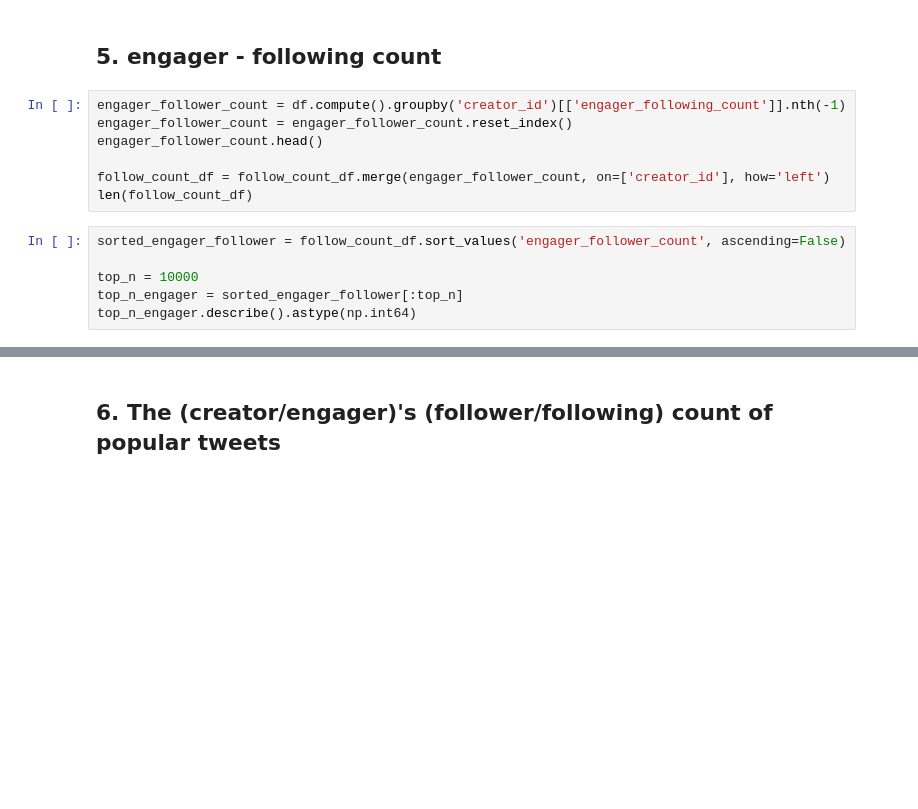
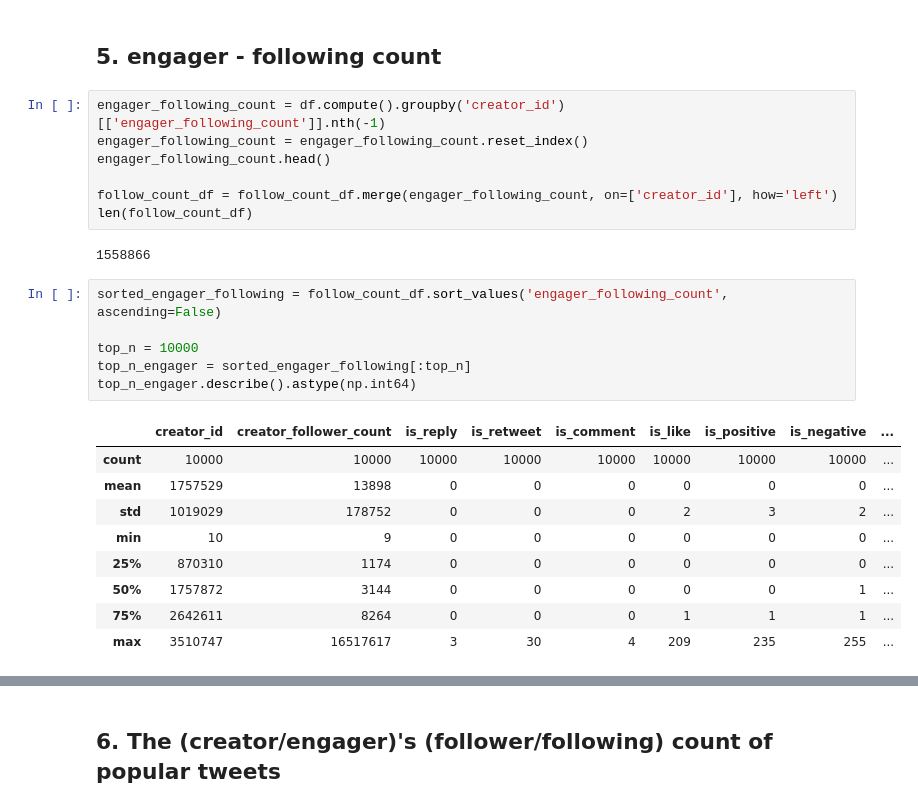
Before and after one commit to RecKIE7/recsys2021-twitter, a Jupyter notebook: analysis/follow_count.ipynb, the cells around one changed output, grey strips where cells are left out. Cells and saved outputs as stored; diff of their text form; blank space fills up the shorter version.

```diff
--- a/analysis/follow_count.ipynb
+++ b/analysis/follow_count.ipynb
@@ -299,17 +299,29 @@ plt.show()
 # %% [markdown]
 ## 5. engager - following count
 # %%
-engager_follower_count = df.compute().groupby('creator_id')[['engager_following_count']].nth(-1)
-engager_follower_count = engager_follower_count.reset_index()
-engager_follower_count.head()
+engager_following_count = df.compute().groupby('creator_id')[['engager_following_count']].nth(-1)
+engager_following_count = engager_following_count.reset_index()
+engager_following_count.head()
 
-follow_count_df = follow_count_df.merge(engager_follower_count, on=['creator_id'], how='left')
+follow_count_df = follow_count_df.merge(engager_following_count, on=['creator_id'], how='left')
 len(follow_count_df)
+# %% [output]
+1558866
 # %%
-sorted_engager_follower = follow_count_df.sort_values('engager_follower_count', ascending=False)
+sorted_engager_following = follow_count_df.sort_values('engager_following_count', ascending=False)
 
 top_n = 10000
-top_n_engager = sorted_engager_follower[:top_n]
+top_n_engager = sorted_engager_following[:top_n]
 top_n_engager.describe().astype(np.int64)
+# %% [output]
+|  | creator_id | creator_follower_count | is_reply | is_retweet | is_comment | is_like | is_positive | is_negative | ... |
+| count | 10000 | 10000 | 10000 | 10000 | 10000 | 10000 | 10000 | 10000 | ... |
+| mean | 1757529 | 13898 | 0 | 0 | 0 | 0 | 0 | 0 | ... |
+| std | 1019029 | 178752 | 0 | 0 | 0 | 2 | 3 | 2 | ... |
+| min | 10 | 9 | 0 | 0 | 0 | 0 | 0 | 0 | ... |
+| 25% | 870310 | 1174 | 0 | 0 | 0 | 0 | 0 | 0 | ... |
+| 50% | 1757872 | 3144 | 0 | 0 | 0 | 0 | 0 | 1 | ... |
+| 75% | 2642611 | 8264 | 0 | 0 | 0 | 1 | 1 | 1 | ... |
+| max | 3510747 | 16517617 | 3 | 30 | 4 | 209 | 235 | 255 | ... |
 # %%
 plt.title('all positive engagements')
```
Also changed, not shown: parts of 1 cell of this notebook.
